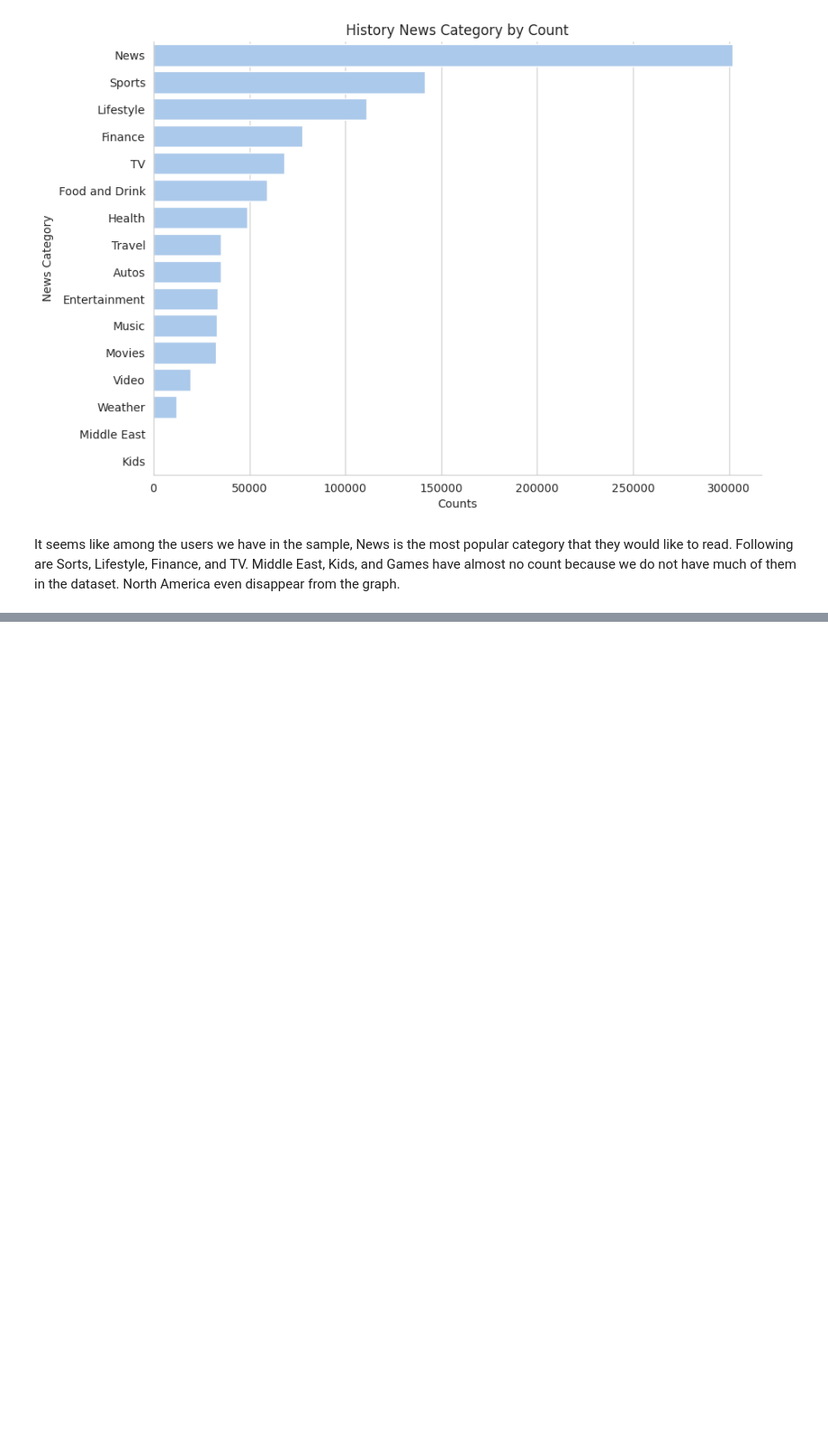
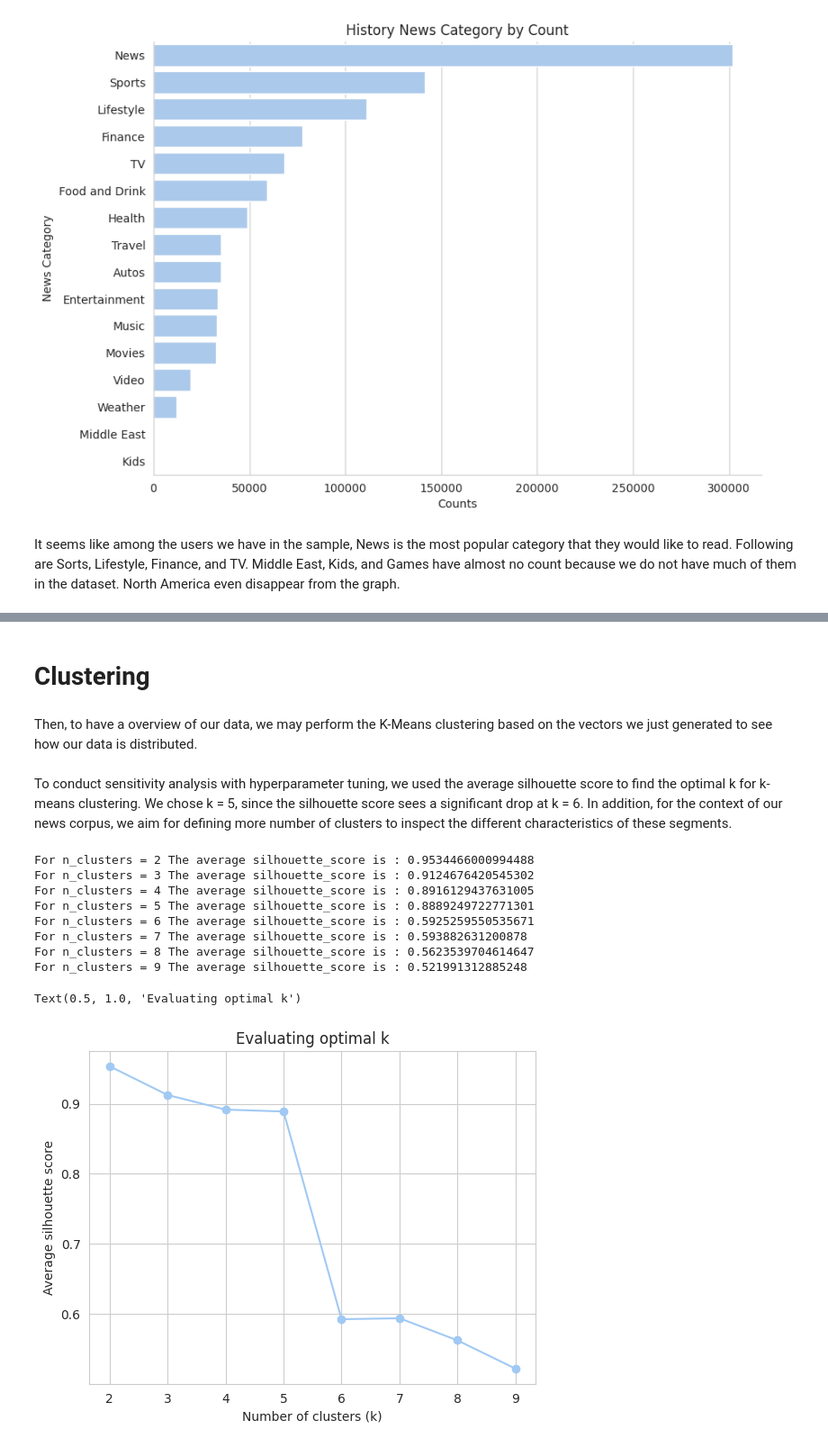
Before and after one commit to anniechiennn/nlp-news-recommendation, a Jupyter notebook: Group5_NLP_News_Recommendation.ipynb, the cells around one changed output, grey strips where cells are left out. Shown at 90% size. Drawn from its saved outputs; the diff is of its cells as text; code cells hidden in the pictures; blank space fills up the shorter version.

Commit message:
Deleting the repetitive files and updating clustering codes

```diff
--- a/Group5_NLP_News_Recommendation.ipynb
+++ b/Group5_NLP_News_Recommendation.ipynb
@@ -463,0 +498,4 @@ It seems like among the users we have in the sample, News is the most popular ca
+# %%
+sampled_df = merged_df.sample(frac=0.01, random_state = 42)
+print(sampled_df.shape)
+print(sampled_df.head())
@@ -463,0 +520,8 @@ It seems like among the users we have in the sample, News is the most popular ca
+# %%
+# Perform the TF-IDF measure
+from sklearn.feature_extraction.text import TfidfVectorizer
+
+tfidf = TfidfVectorizer(stop_words='english')
+text_vectors = tfidf.fit_transform(sampled_df['Title'])
+
+print(tfidf.vocabulary_)
@@ -463,0 +553,4 @@ It seems like among the users we have in the sample, News is the most popular ca
+# %% [markdown]
+# Clustering
+# %% [markdown]
+Then, to have a overview of our data, we may perform the K-Means clustering based on the vectors we just generated to see how our data is distributed.
@@ -463,0 +564,42 @@ It seems like among the users we have in the sample, News is the most popular ca
+# %%
+# Use PCA to reduce dimension to 2
+from sklearn.decomposition import PCA
+
+pca = PCA(n_components=2, random_state=42)
+
+pca_vecs = pca.fit_transform(text_vectors.toarray())
+
+x0 = pca_vecs[:, 0]
+x1 = pca_vecs[:, 1]
+# %% [markdown]
+To conduct sensitivity analysis with hyperparameter tuning, we used the average silhouette score to find the optimal k for k-means clustering. We chose k = 5, since the silhouette score sees a significant drop at k = 6. In addition, for the context of our news corpus, we aim for defining more number of clusters to inspect the different characteristics of these segments.
+# %%
+from sklearn.metrics import silhouette_score, silhouette_samples
+
+opt_ks = range(2, 10)
+sil_scores = []
+
+# iterating through ks and list out avg silhouette_score
+for k in opt_ks:
+    kmeans = KMeans(n_clusters=k)
+    kmeans.fit(pca_vecs)
+    labels = kmeans.labels_
+    silhouette_avg = silhouette_score(pca_vecs, labels)
+    sil_scores.append(silhouette_avg)
+    print("For n_clusters =", k, "The average silhouette_score is :", silhouette_avg)
+
+plt.plot(opt_ks, sil_scores, '-o')
+plt.xlabel('Number of clusters (k)')
+plt.ylabel('Average silhouette score')
+plt.title('Evaluating optimal k')
+# %% [output]
+For n_clusters = 2 The average silhouette_score is : 0.9534466000994488
+For n_clusters = 3 The average silhouette_score is : 0.9124676420545302
+For n_clusters = 4 The average silhouette_score is : 0.8916129437631005
+For n_clusters = 5 The average silhouette_score is : 0.8889249722771301
+For n_clusters = 6 The average silhouette_score is : 0.5925259550535671
+For n_clusters = 7 The average silhouette_score is : 0.593882631200878
+For n_clusters = 8 The average silhouette_score is : 0.5623539704614647
+For n_clusters = 9 The average silhouette_score is : 0.521991312885248
+Text(0.5, 1.0, 'Evaluating optimal k')
+[figure, added]
```
Also changed, not shown: parts of 14 cells of this notebook, 2 other files.
